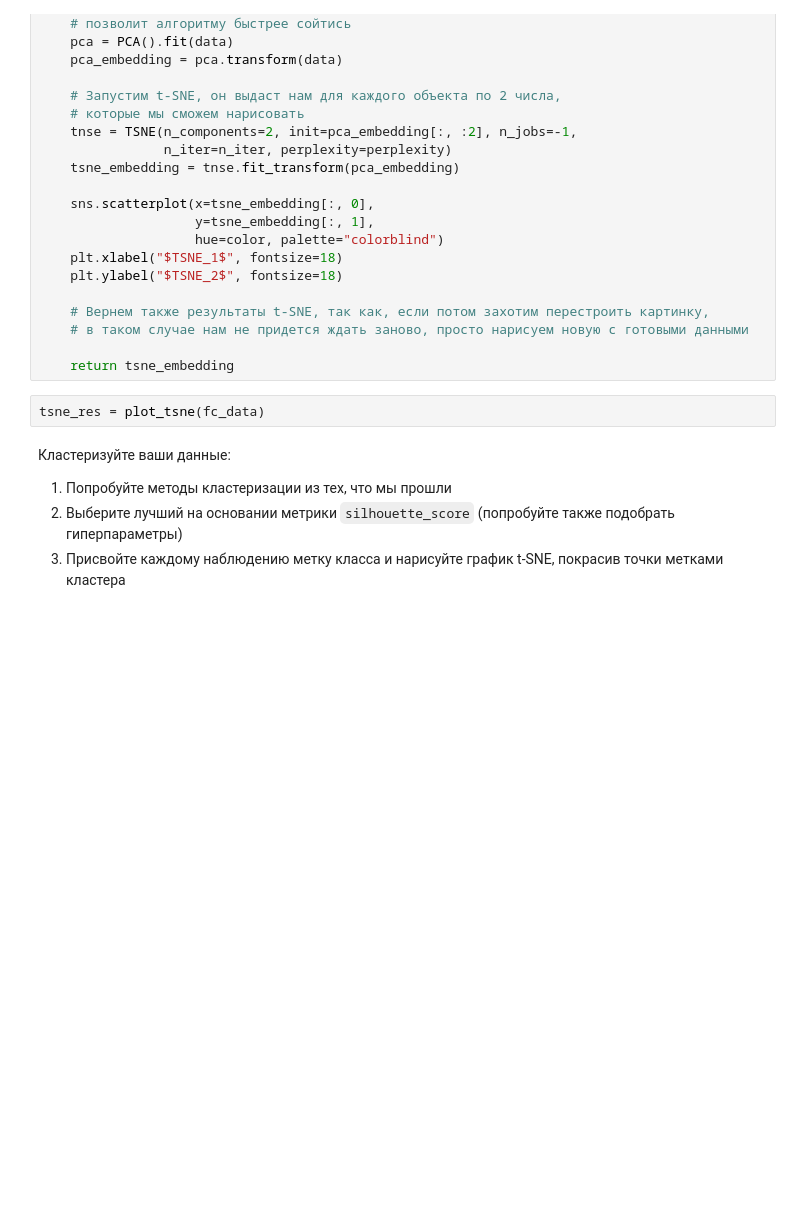
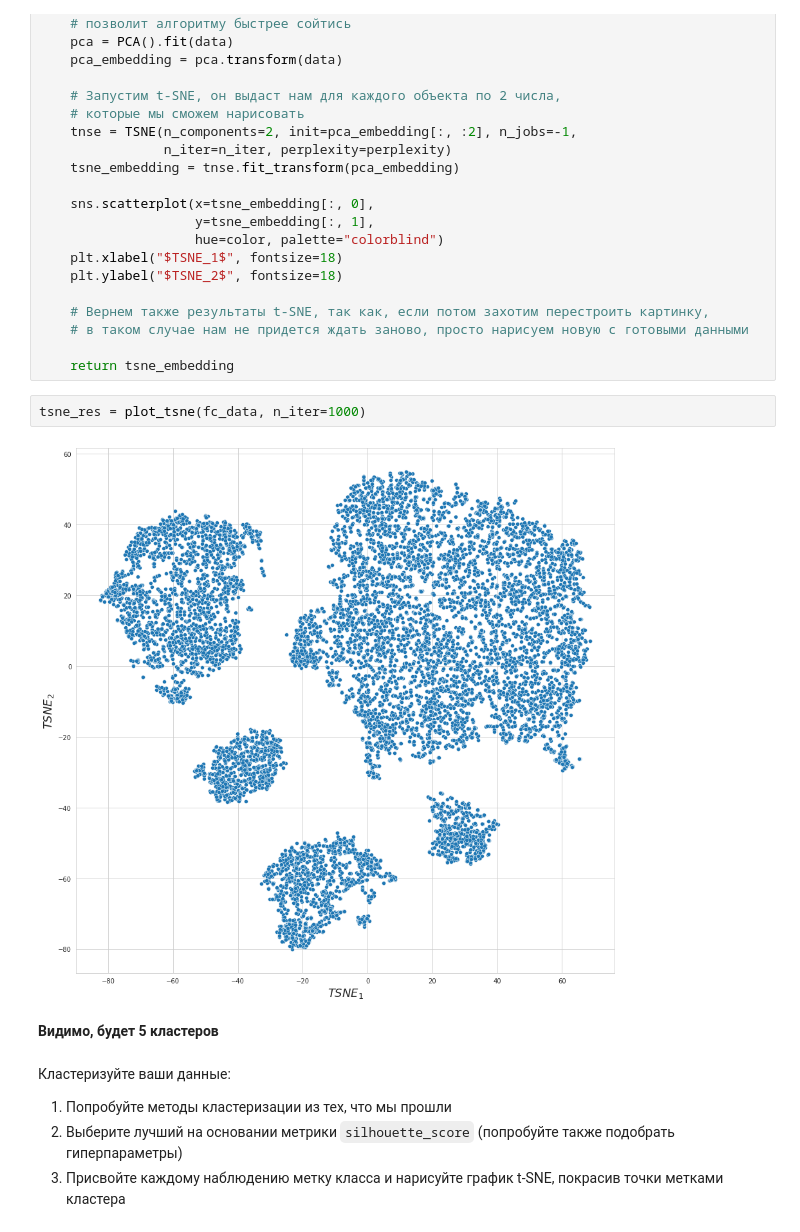
Before and after one commit to kambizaur/BI_ML_2023, a Jupyter notebook: HW_03_unsupervised_learning/code/Cluster_tSNE.ipynb, the cells around one changed output. Drawn from its saved outputs; the diff is of its cells as text; blank space fills up the shorter version.

```diff
--- a/HW_03_unsupervised_learning/code/Cluster_tSNE.ipynb
+++ b/HW_03_unsupervised_learning/code/Cluster_tSNE.ipynb
@@ -433,7 +402,11 @@ def plot_tsne(data, n_iter=1000,
 
     return tsne_embedding
 # %%
-tsne_res = plot_tsne(fc_data)
+tsne_res = plot_tsne(fc_data, n_iter=1000)
+# %% [output]
+[figure, added]
+# %% [markdown]
+**Видимо, будет 5 кластеров**
 # %% [markdown]
 Кластеризуйте ваши данные:
 
```
Also changed, not shown: parts of 29 cells of this notebook, 1 other file.
